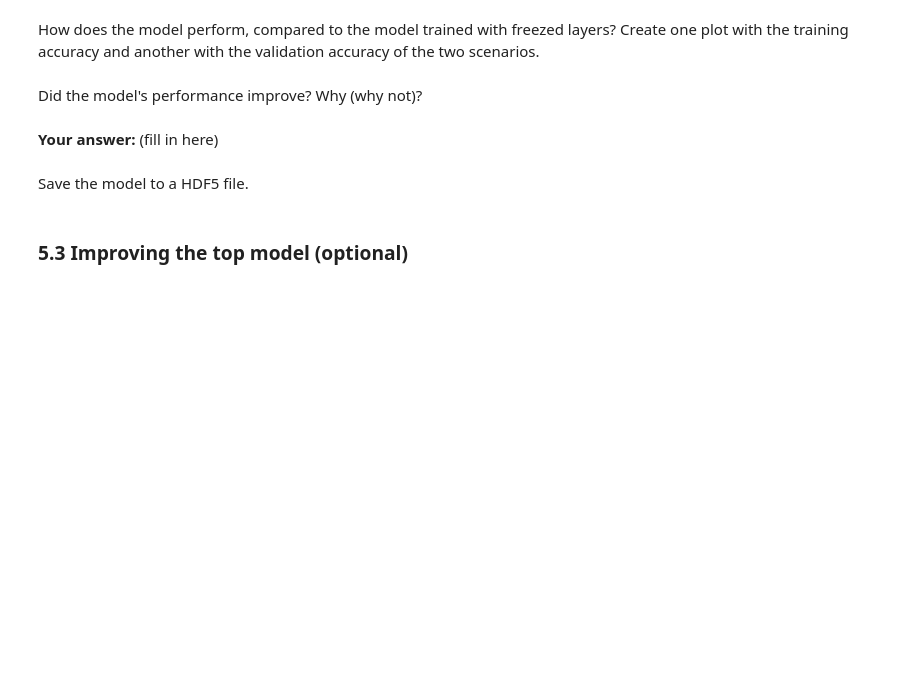
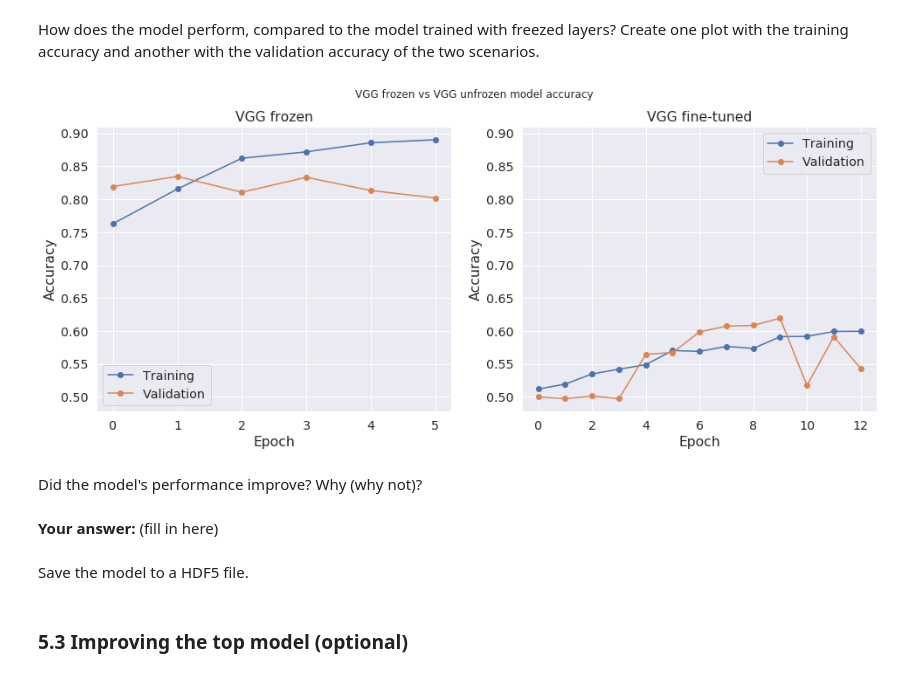
Before and after one commit to earlfernando/deeplearning-HA1, a Jupyter notebook: HA1.ipynb, the cells around one changed output. Drawn from its saved outputs; the diff is of its cells as text; code cells hidden in the pictures; blank space fills up the shorter version.

```diff
--- a/HA1.ipynb
+++ b/HA1.ipynb
@@ -543,11 +625,11 @@ model = load_model('trans_learning_top_only.h5')
 # we can ignore that since we explicitly assign this missing state below
 # for more info see https://stackoverflow.com/questions/49195189/error-loading-the-saved-optimizer-keras-python-raspberry
 
-models.layers[0] = False
+model.layers[0].trainable = False
 for layer in model.layers[1:]:
     layer.trainable = True
 
-model.compile(loss='binary_crossentropy', optimizer=Adam(lr=0.05, decay=0.01), metrics=['accuracy'])
+model.compile(loss='binary_crossentropy', optimizer=Adam(lr=0.005, decay=0.01), metrics=['accuracy'])
 # %% [markdown]
 Create the callbacks (if any) you would like to use for this training here, compile the model, and train it.
 
@@ -562,11 +644,11 @@ val_generator = get_data_generator(val_data_path_small)
 callbacks_final = [
     TensorBoard(log_dir='./logs/final_vgg_final'),
     EarlyStopping(monitor='val_loss',
-                  min_delta=0.2,
-                  patience=5,
+                  min_delta=0.01,
+                  patience=6,
                   verbose=1,
                   mode='auto',
-                  baseline=0.8)
+                  baseline=None),
 ]
 
 history_vgg_final = model.fit_generator(train_generator, epochs=40, verbose=1,
@@ -578,11 +678,14 @@ history_vgg_final = model.fit_generator(train_generator, epochs=40, verbose=1,
 # %% [markdown]
 How does the model perform, compared to the model trained with freezed layers? Create one plot with the training accuracy and another with the validation accuracy of the two scenarios.
 # %%
-f, (ax1, ax2) = plt.subplots(1, 2)
-f.suptitle('VGG frozen vs VGG unfrozen model performance')
-plot_history(ax1, history_vgg, 'VGG frozen model accuracy', {'Training': 'acc', 'Validation': 'val_acc'})
-plot_history(ax2, history_vgg_final, 'VGG unfrozen model accuracy', {'Training': 'acc', 'Validation': 'val_acc'})
+f, (ax1, ax2) = plt.subplots(1, 2, sharey=True)
+ax2.yaxis.set_tick_params(labelleft=True)
+f.suptitle('VGG frozen vs VGG unfrozen model accuracy')
+plot_history(ax1, history_vgg, 'Accuracy', {'Training': 'acc', 'Validation': 'val_acc'}, title='VGG frozen')
+plot_history(ax2, history_vgg_final, 'Accuracy', {'Training': 'acc', 'Validation': 'val_acc'}, title='VGG fine-tuned')
 plt.show()
+# %% [output]
+[figure, added]
 # %% [markdown]
 Did the model's performance improve? Why (why not)?
 # %% [markdown]
```
Also changed, not shown: parts of 19 cells of this notebook.
